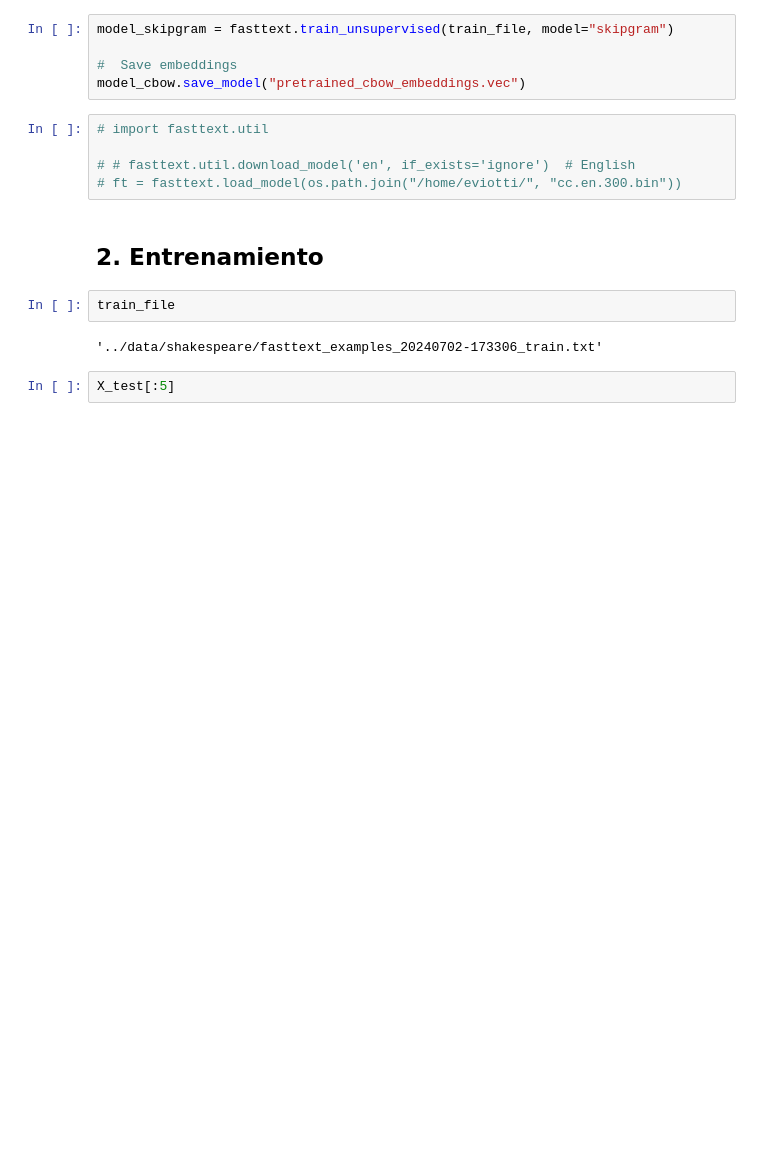
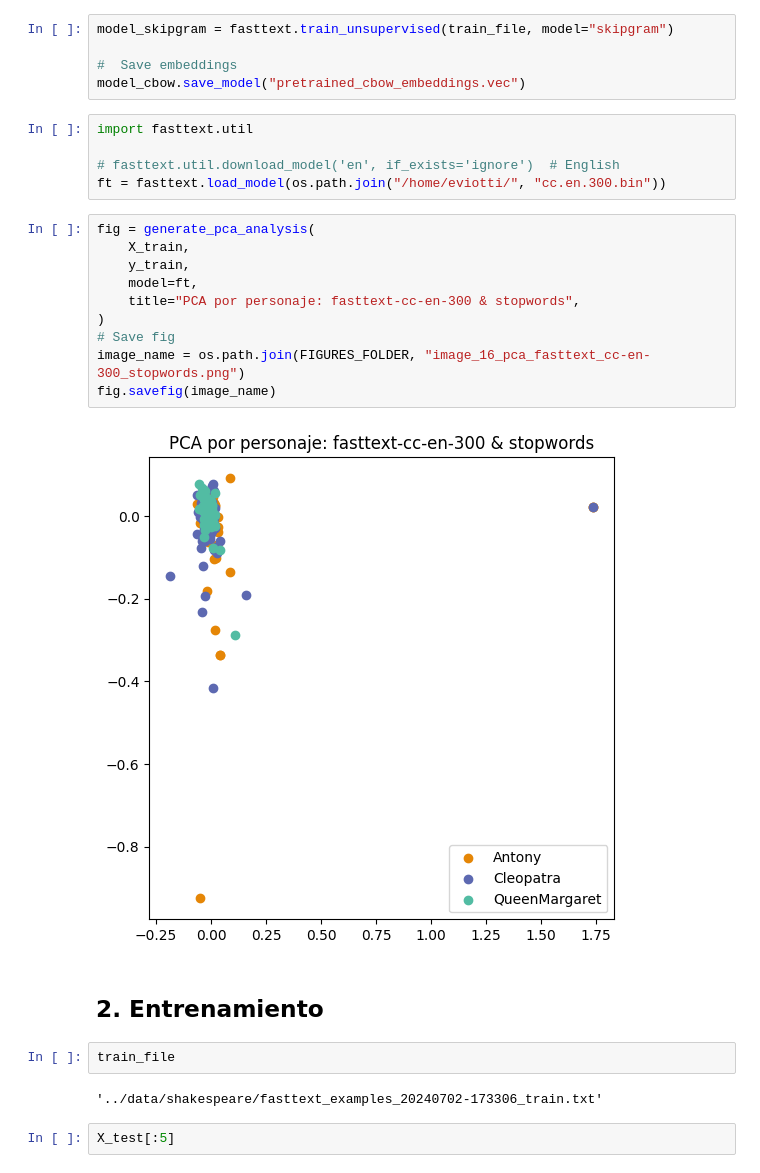
Before and after one commit to efviodo/mcdaa-intro-cd, a Jupyter notebook: Tarea2/notebooks/laboratorio_2_ev_fasttext_classifier.ipynb, the cells around one changed output. Saved outputs shown, nothing was run; the diff lists cells and outputs as text; blank space fills up the shorter version.

Commit message:
Add PCA for pre-train embeddings fasttext

```diff
--- a/Tarea2/notebooks/laboratorio_2_ev_fasttext_classifier.ipynb
+++ b/Tarea2/notebooks/laboratorio_2_ev_fasttext_classifier.ipynb
@@ -446,10 +435,22 @@ model_skipgram = fasttext.train_unsupervised(train_file, model="skipgram")
 #  Save embeddings
 model_cbow.save_model("pretrained_cbow_embeddings.vec")
 # %%
-# import fasttext.util
+import fasttext.util
 
-# # fasttext.util.download_model('en', if_exists='ignore')  # English
-# ft = fasttext.load_model(os.path.join("/home/eviotti/", "cc.en.300.bin"))
+# fasttext.util.download_model('en', if_exists='ignore')  # English
+ft = fasttext.load_model(os.path.join("/home/eviotti/", "cc.en.300.bin"))
+# %%
+fig = generate_pca_analysis(
+    X_train,
+    y_train,
+    model=ft,
+    title="PCA por personaje: fasttext-cc-en-300 & stopwords",
+)
+# Save fig
+image_name = os.path.join(FIGURES_FOLDER, "image_16_pca_fasttext_cc-en-300_stopwords.png")
+fig.savefig(image_name)
+# %% [output]
+[figure, added]
 # %% [markdown]
 ## 2. Entrenamiento
 # %%
```
Also changed, not shown: parts of 5 cells of this notebook, 4 other files.
